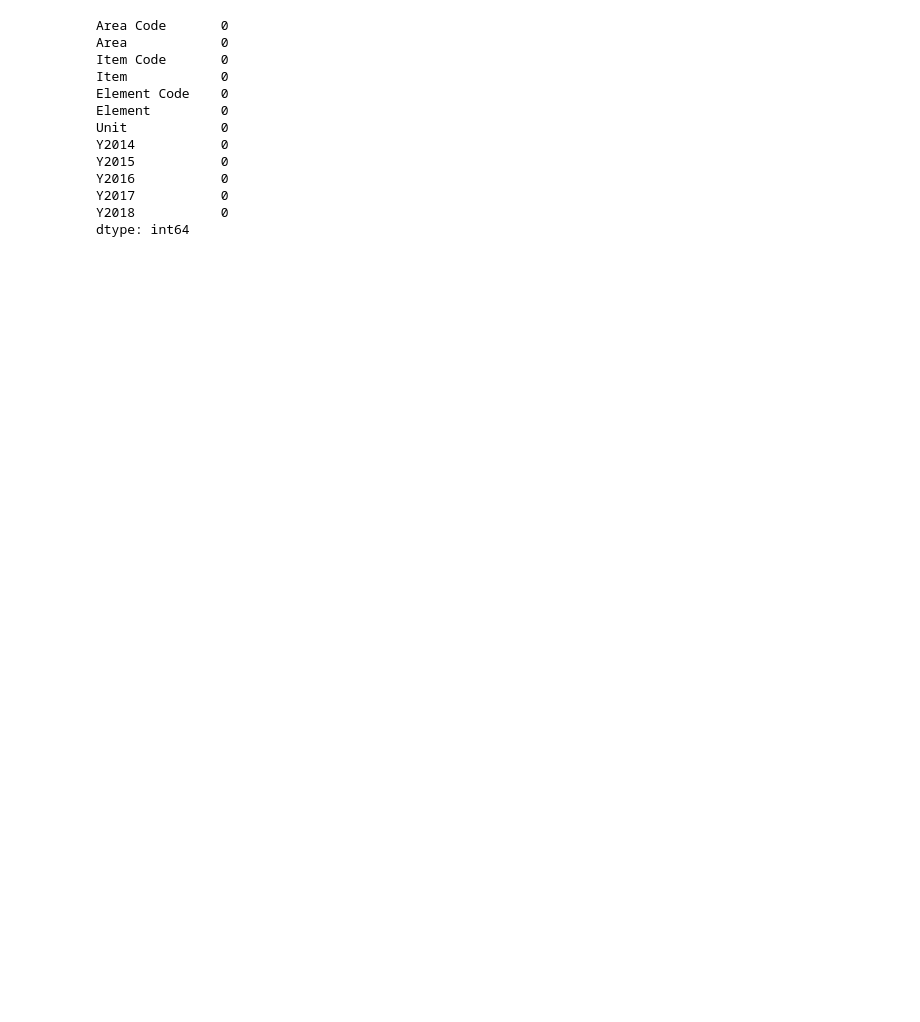
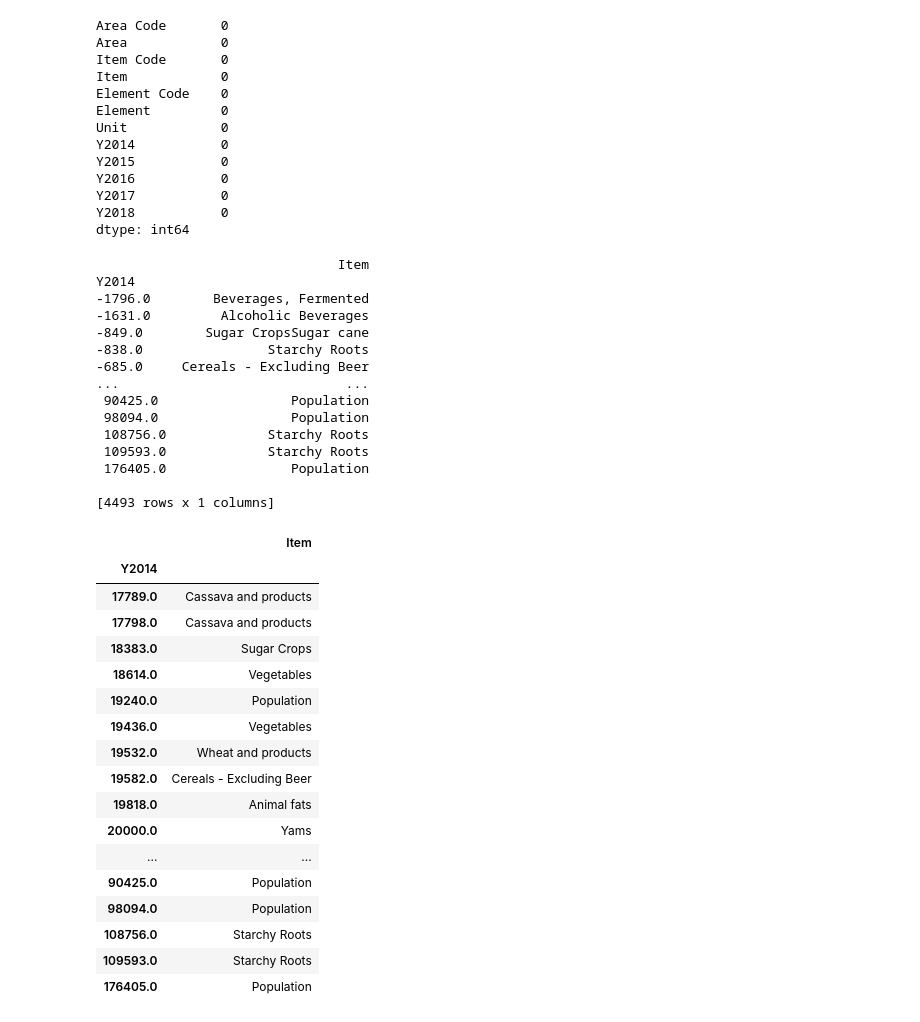
Before and after one commit to jadesola123/hamoye-stageA, a Jupyter notebook: FoodSheet.ipynb, the cells around one changed output. Saved outputs shown, nothing was run; the diff lists cells and outputs as text; code cells hidden in the pictures; blank space fills up the shorter version.

```diff
--- a/FoodSheet.ipynb
+++ b/FoodSheet.ipynb
@@ -59,3 +59,41 @@ Y2016           0
 Y2017           0
 Y2018           0
 dtype: int64
+# %%
+animalfat_2014= FoodSheet.groupby('Y2014').agg({'Item': 'sum'})
+print(animalfat_2014)
+animalfat_2014.tail(50)
+# %% [output]
+                               Item
+Y2014
+-1796.0        Beverages, Fermented
+-1631.0         Alcoholic Beverages
+-849.0        Sugar CropsSugar cane
+-838.0                Starchy Roots
+-685.0     Cereals - Excluding Beer
+...                             ...
+ 90425.0                 Population
+ 98094.0                 Population
+ 108756.0             Starchy Roots
+ 109593.0             Starchy Roots
+ 176405.0                Population
+
+[4493 rows x 1 columns]
+|  | Item |
+| Y2014 |  |
+| 17789.0 | Cassava and products |
+| 17798.0 | Cassava and products |
+| 18383.0 | Sugar Crops |
+| 18614.0 | Vegetables |
+| 19240.0 | Population |
+| 19436.0 | Vegetables |
+| 19532.0 | Wheat and products |
+| 19582.0 | Cereals - Excluding Beer |
+| 19818.0 | Animal fats |
+| 20000.0 | Yams |
+| ... | ... |
+| 90425.0 | Population |
+| 98094.0 | Population |
+| 108756.0 | Starchy Roots |
+| 109593.0 | Starchy Roots |
+| 176405.0 | Population |
```
Also changed, not shown: parts of 11 cells of this notebook.
